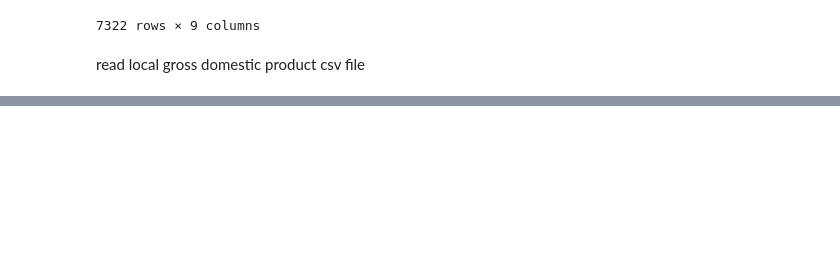
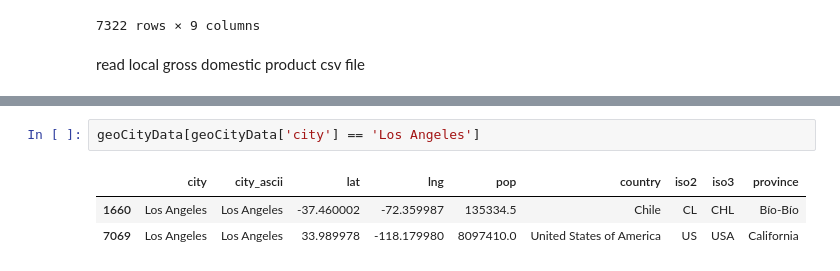
Before and after one commit to pletzer/jupyterMoons, a Jupyter notebook: GDPvsLatitude.ipynb, the cells around one changed output, grey strips where cells are left out. Saved outputs shown, nothing was run; the diff lists cells and outputs as text; blank space fills up the shorter version.

```diff
--- a/GDPvsLatitude.ipynb
+++ b/GDPvsLatitude.ipynb
@@ -35,0 +127,6 @@ NameError: name 'pandas' is not defined
+# %%
+geoCityData[geoCityData['city'] == 'Los Angeles']
+# %% [output]
+|  | city | city_ascii | lat | lng | pop | country | iso2 | iso3 | province |
+| 1660 | Los Angeles | Los Angeles | -37.460002 | -72.359987 | 135334.5 | Chile | CL | CHL | Bío-Bío |
+| 7069 | Los Angeles | Los Angeles | 33.989978 | -118.179980 | 8097410.0 | United States of America | US | USA | California |
```
Also changed, not shown: parts of 10 cells of this notebook, 1 other file.
